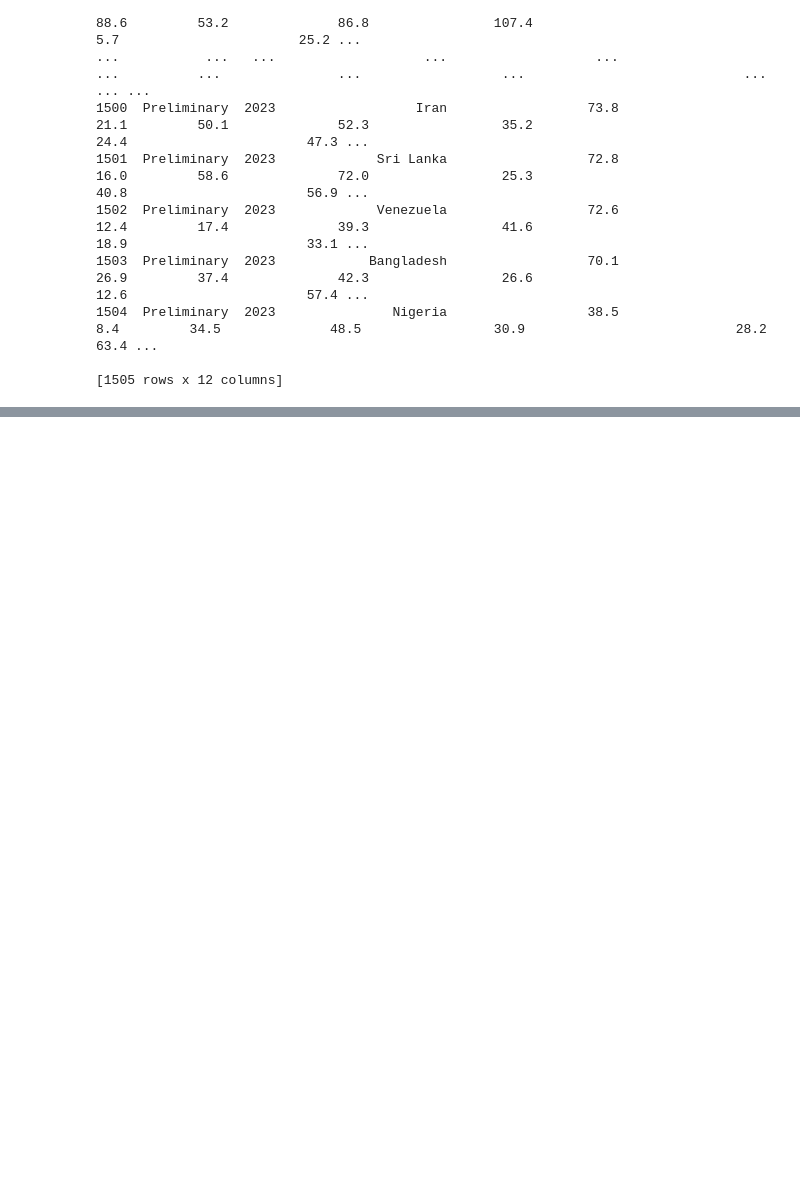
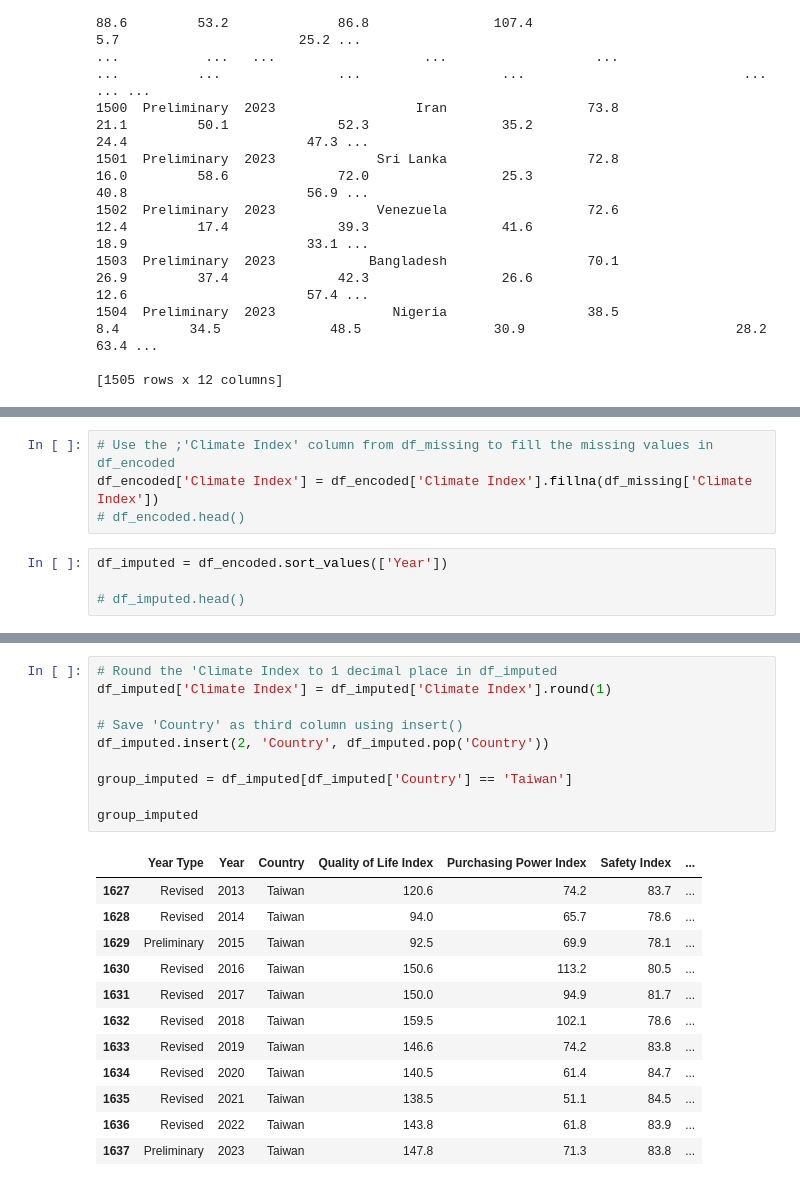
Before and after one commit to Milanomac/data-science-python, a Jupyter notebook: web-scraping/numbeo_scraping.ipynb, the cells around one changed output, grey strips where cells are left out. Drawn from its saved outputs; the diff is of its cells as text; blank space fills up the shorter version.

```diff
--- a/web-scraping/numbeo_scraping.ipynb
+++ b/web-scraping/numbeo_scraping.ipynb
@@ -169,0 +229,8 @@ result_df.to_csv('numbeo.csv', index=False)
+# %%
+# Use the ;'Climate Index' column from df_missing to fill the missing values in df_encoded
+df_encoded['Climate Index'] = df_encoded['Climate Index'].fillna(df_missing['Climate Index'])
+# df_encoded.head()
+# %%
+df_imputed = df_encoded.sort_values(['Year'])
+
+# df_imputed.head()
@@ -169,0 +275,23 @@ result_df.to_csv('numbeo.csv', index=False)
+# %%
+# Round the 'Climate Index to 1 decimal place in df_imputed
+df_imputed['Climate Index'] = df_imputed['Climate Index'].round(1)
+
+# Save 'Country' as third column using insert()
+df_imputed.insert(2, 'Country', df_imputed.pop('Country'))
+
+group_imputed = df_imputed[df_imputed['Country'] == 'Taiwan']
+
+group_imputed
+# %% [output]
+|  | Year Type | Year | Country | Quality of Life Index | Purchasing Power Index | Safety Index | ... |
+| 1627 | Revised | 2013 | Taiwan | 120.6 | 74.2 | 83.7 | ... |
+| 1628 | Revised | 2014 | Taiwan | 94.0 | 65.7 | 78.6 | ... |
+| 1629 | Preliminary | 2015 | Taiwan | 92.5 | 69.9 | 78.1 | ... |
+| 1630 | Revised | 2016 | Taiwan | 150.6 | 113.2 | 80.5 | ... |
+| 1631 | Revised | 2017 | Taiwan | 150.0 | 94.9 | 81.7 | ... |
+| 1632 | Revised | 2018 | Taiwan | 159.5 | 102.1 | 78.6 | ... |
+| 1633 | Revised | 2019 | Taiwan | 146.6 | 74.2 | 83.8 | ... |
+| 1634 | Revised | 2020 | Taiwan | 140.5 | 61.4 | 84.7 | ... |
+| 1635 | Revised | 2021 | Taiwan | 138.5 | 51.1 | 84.5 | ... |
+| 1636 | Revised | 2022 | Taiwan | 143.8 | 61.8 | 83.9 | ... |
+| 1637 | Preliminary | 2023 | Taiwan | 147.8 | 71.3 | 83.8 | ... |
```
Also changed, not shown: parts of 26 cells of this notebook.
